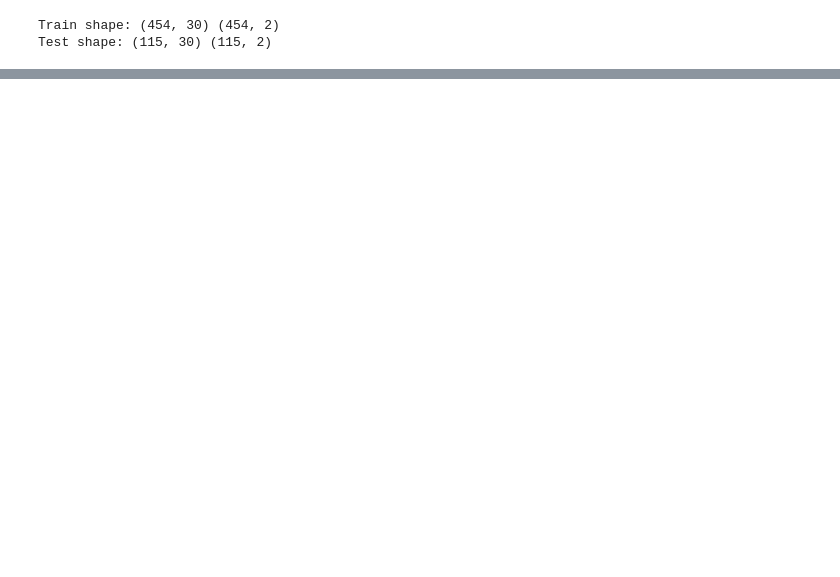
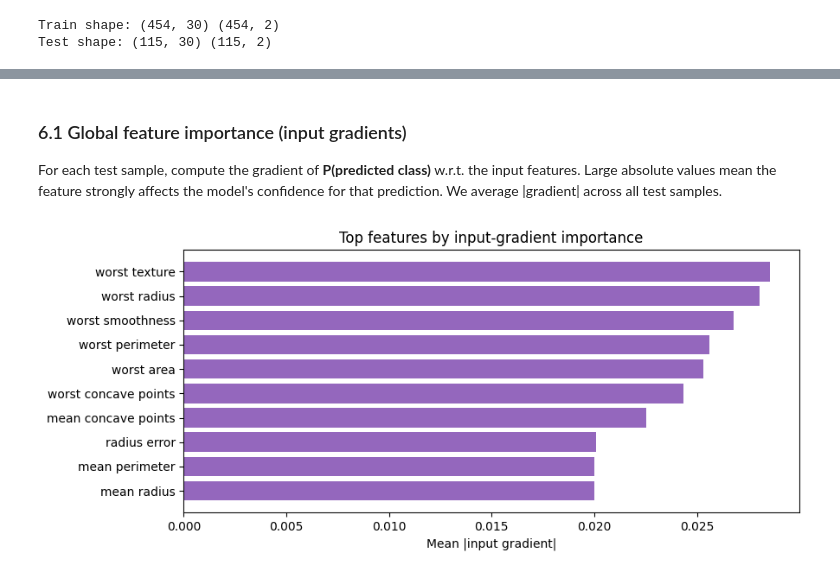
Before and after one commit to pietromagaldi/breast-cancer-nn, a Jupyter notebook: breast-cancer-nn.ipynb, the cells around one changed output, grey strips where cells are left out. Saved outputs shown, nothing was run; the diff lists cells and outputs as text; code cells hidden in the pictures; blank space fills up the shorter version.

```diff
--- a/breast-cancer-nn.ipynb
+++ b/breast-cancer-nn.ipynb
@@ -237,0 +456,31 @@ class MLP:
+# %% [markdown]
+### 6.1 Global feature importance (input gradients)
+
+For each test sample, compute the gradient of **P(predicted class)** w.r.t. the input features. Large absolute values mean the feature strongly affects the model's confidence for that prediction. We average |gradient| across all test samples.
+# %%
+def global_input_importance(model, X, y_true):
+    """Mean absolute input gradient w.r.t. the predicted class."""
+    importances = np.zeros(X.shape[1])
+    for i in range(X.shape[0]):
+        pred_class = model.predict(X[i:i + 1])[0]
+        grad, _ = model.input_gradient(X[i], pred_class)
+        importances += np.abs(grad)
+    return importances / X.shape[0]
+
+
+grad_importance = global_input_importance(final_model, X_test_std, y_test)
+top_k = 10
+top_idx = np.argsort(grad_importance)[::-1][:top_k]
+
+fig, ax = plt.subplots(figsize=(9, 4))
+ax.barh(
+    [feature_names[i] for i in top_idx[::-1]],
+    grad_importance[top_idx[::-1]],
+    color="tab:purple",
+)
+ax.set_xlabel("Mean |input gradient|")
+ax.set_title("Top features by input-gradient importance")
+plt.tight_layout()
+plt.show()
+# %% [output]
+[figure, added]
```
Also changed, not shown: parts of 29 cells of this notebook, 1 other file.
